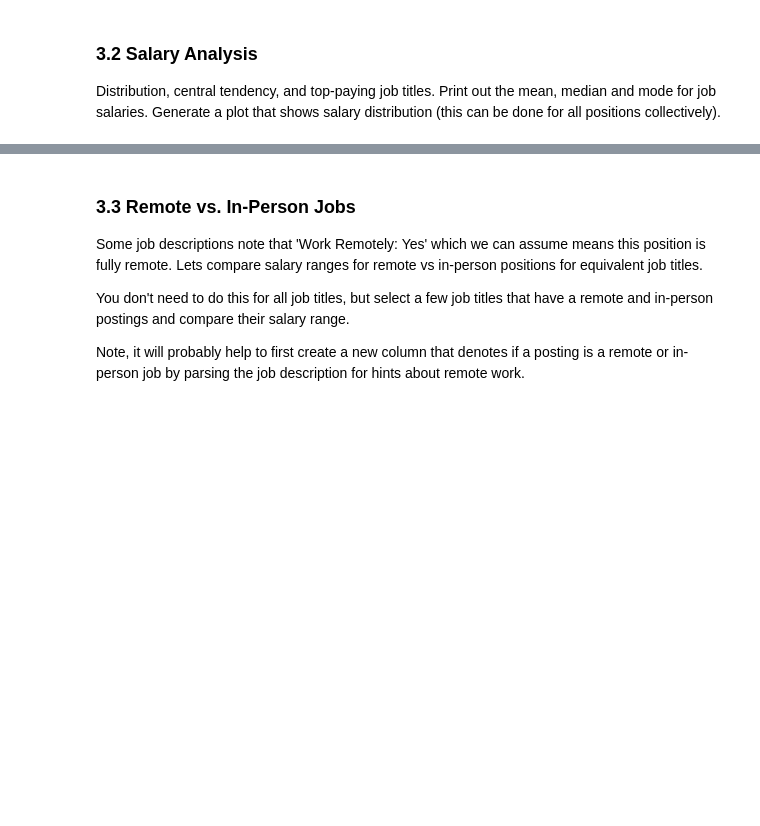
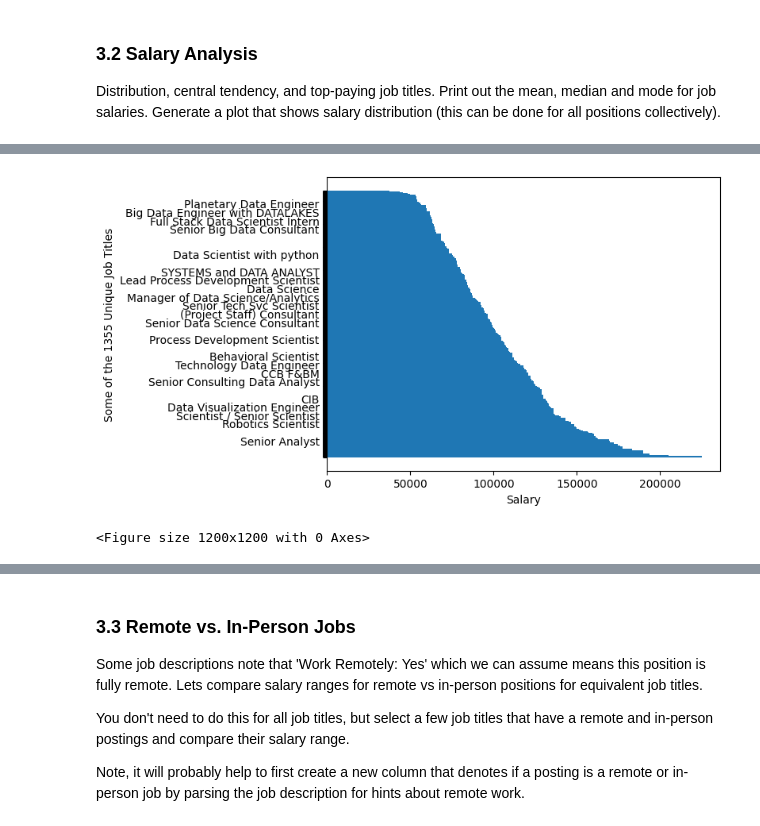
Before and after one commit to ashishkulkarnii/dmt, a Jupyter notebook: HW1/Ashish_Kulkarni_CS235_F25_HW1.ipynb, the cells around one changed output, grey strips where cells are left out. Cells and saved outputs as stored; diff of their text form; code cells hidden in the pictures; blank space fills up the shorter version.

```diff
--- a/HW1/Ashish_Kulkarni_CS235_F25_HW1.ipynb
+++ b/HW1/Ashish_Kulkarni_CS235_F25_HW1.ipynb
@@ -415,5 +421,7 @@ TODO - Your findings goes here
 ### 3.2 Salary Analysis
 Distribution, central tendency, and top-paying job titles. Print out the mean, median and mode for job salaries. Generate a plot that shows salary distribution (this can be done for all positions collectively).
 # %%
-# TODO - your code goes here
-mean = df
+n = 10
+print(f"Top {n} job titles by mean of posted salary range:")
+top_paying_jobs = df.groupby(by='cleaned job title')['average annual salary estimate'].mean().reset_index().sort_values(by='average annual salary estimate', ascending=False)
+top_paying_jobs.head(n)
@@ -419,0 +441,17 @@ mean = df
+# %%
+labels = [jt for jt in top_paying_jobs['cleaned job title'].tolist()]
+data = top_paying_jobs['average annual salary estimate'].tolist()
+plt.barh(y=labels, width=data, height=1.5)
+ax = plt.gca()
+plt.xlabel("Salary")
+plt.ylabel(f"Some of the {df['cleaned job title'].unique().__len__()} Unique Job Titles")
+for i, label in enumerate(ax.get_yaxis().get_ticklabels()):
+    if i % 43 != 0 or len(label.get_text()) > 35:
+        label.set_visible(False)
+    else:
+        label.set_visible(True)
+plt.figure(figsize=(12, 12))
+plt.show()
+# %% [output]
+[figure, added]
+<Figure size 1200x1200 with 0 Axes>
```
Also changed, not shown: parts of 40 cells of this notebook, 1 other file.
